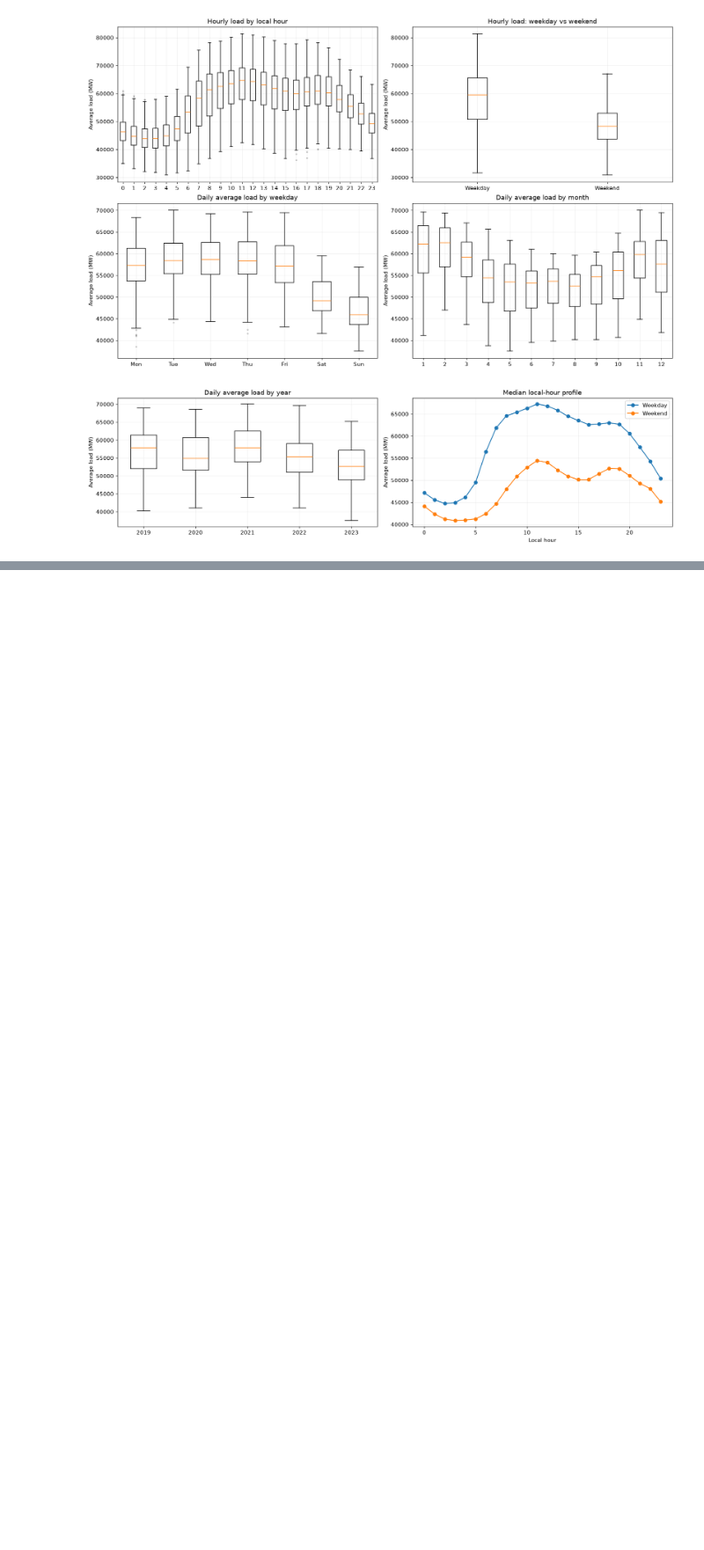
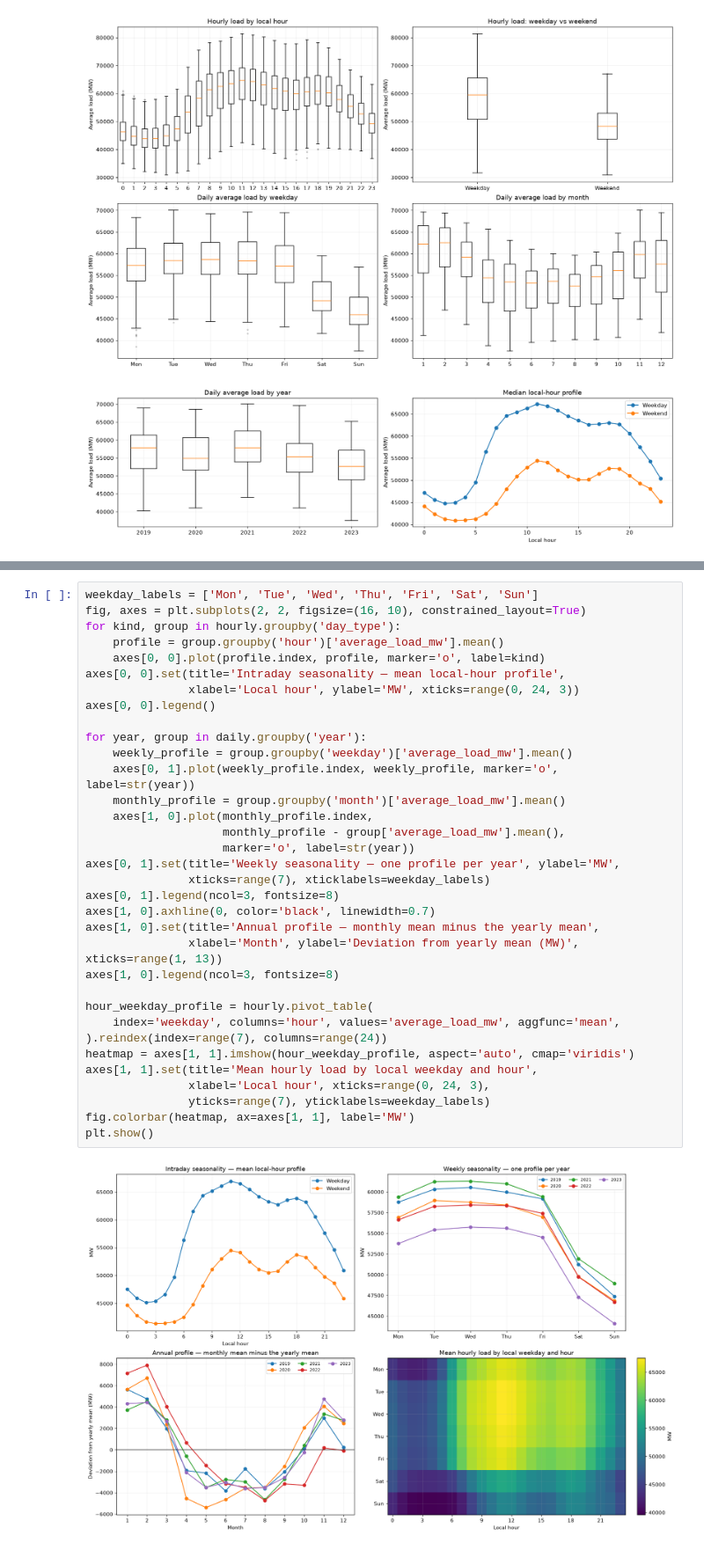
Before and after one commit to WanuelMirth/electricity-reg-germany, a Jupyter notebook: notebooks/02_outlier_analysis.ipynb, the cells around one changed output, grey strips where cells are left out. Shown at 88% size. Drawn from its saved outputs; the diff is of its cells as text; blank space fills up the shorter version.

```diff
--- a/notebooks/02_outlier_analysis.ipynb
+++ b/notebooks/02_outlier_analysis.ipynb
@@ -274,0 +187,36 @@ daily: largest distances outside contextual IQR bounds
+# %%
+weekday_labels = ['Mon', 'Tue', 'Wed', 'Thu', 'Fri', 'Sat', 'Sun']
+fig, axes = plt.subplots(2, 2, figsize=(16, 10), constrained_layout=True)
+for kind, group in hourly.groupby('day_type'):
+    profile = group.groupby('hour')['average_load_mw'].mean()
+    axes[0, 0].plot(profile.index, profile, marker='o', label=kind)
+axes[0, 0].set(title='Intraday seasonality — mean local-hour profile',
+               xlabel='Local hour', ylabel='MW', xticks=range(0, 24, 3))
+axes[0, 0].legend()
+
+for year, group in daily.groupby('year'):
+    weekly_profile = group.groupby('weekday')['average_load_mw'].mean()
+    axes[0, 1].plot(weekly_profile.index, weekly_profile, marker='o', label=str(year))
+    monthly_profile = group.groupby('month')['average_load_mw'].mean()
+    axes[1, 0].plot(monthly_profile.index,
+                    monthly_profile - group['average_load_mw'].mean(),
+                    marker='o', label=str(year))
+axes[0, 1].set(title='Weekly seasonality — one profile per year', ylabel='MW',
+               xticks=range(7), xticklabels=weekday_labels)
+axes[0, 1].legend(ncol=3, fontsize=8)
+axes[1, 0].axhline(0, color='black', linewidth=0.7)
+axes[1, 0].set(title='Annual profile — monthly mean minus the yearly mean',
+               xlabel='Month', ylabel='Deviation from yearly mean (MW)', xticks=range(1, 13))
+axes[1, 0].legend(ncol=3, fontsize=8)
+
+hour_weekday_profile = hourly.pivot_table(
+    index='weekday', columns='hour', values='average_load_mw', aggfunc='mean',
+).reindex(index=range(7), columns=range(24))
+heatmap = axes[1, 1].imshow(hour_weekday_profile, aspect='auto', cmap='viridis')
+axes[1, 1].set(title='Mean hourly load by local weekday and hour',
+               xlabel='Local hour', xticks=range(0, 24, 3),
+               yticks=range(7), yticklabels=weekday_labels)
+fig.colorbar(heatmap, ax=axes[1, 1], label='MW')
+plt.show()
+# %% [output]
+[figure, added]
```
Also changed, not shown: parts of 15 cells of this notebook, 1 other file.
